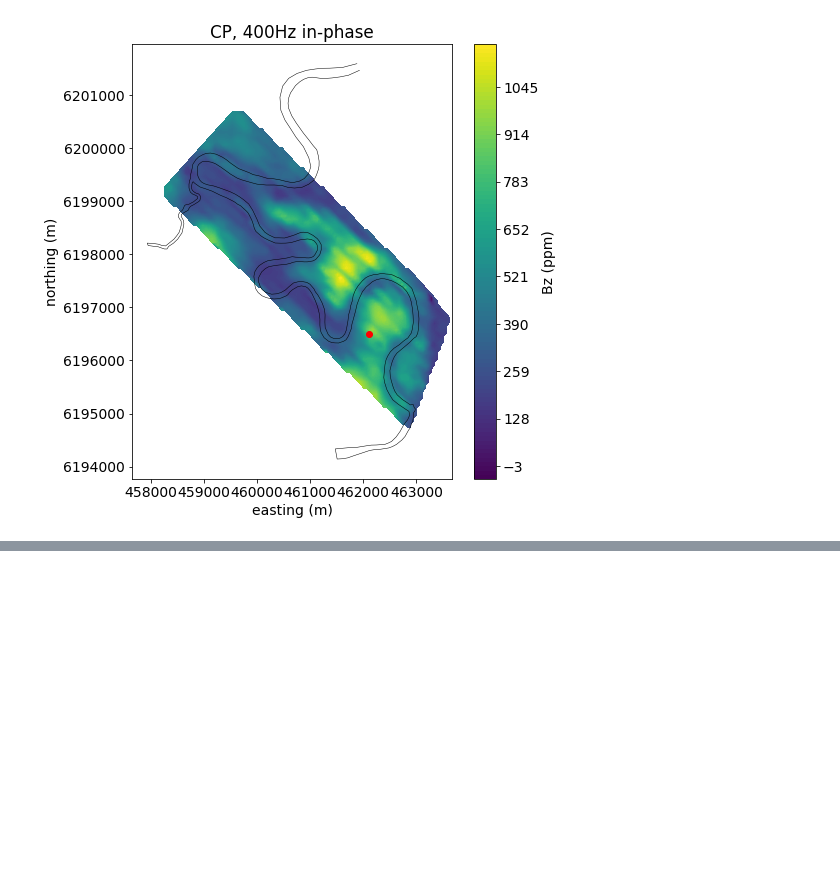
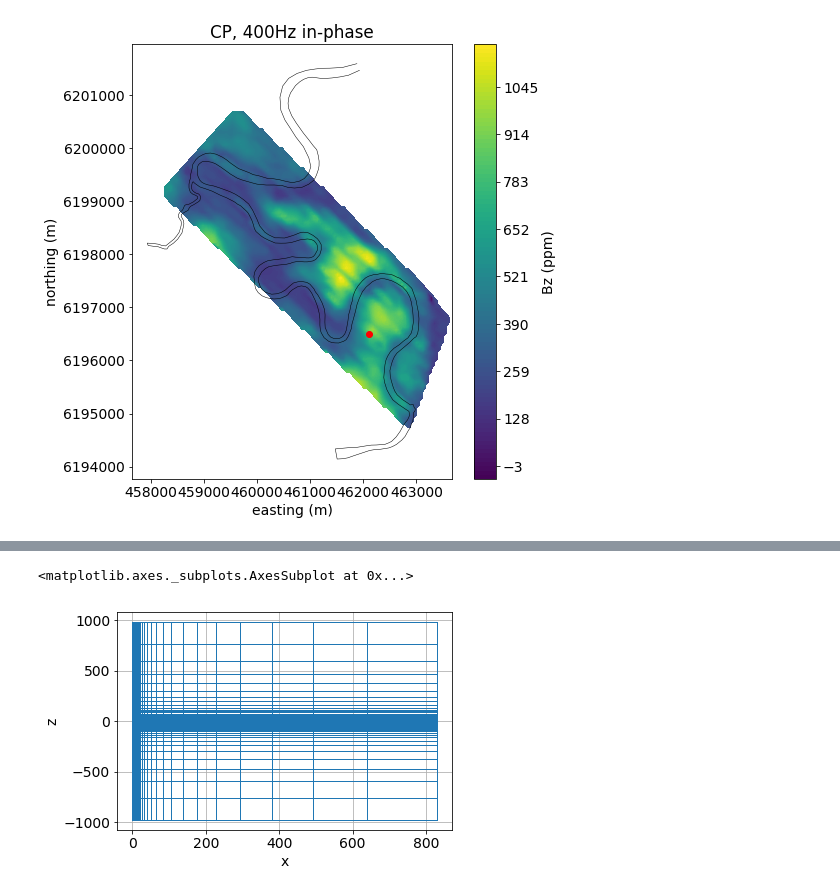
Before and after one commit to simpeg/em-notebooks, a Jupyter notebook: notebooks/FDEM_inversion_bookpurnong.ipynb, the cells around one changed output, grey strips where cells are left out. Drawn from its saved outputs; the diff is of its cells as text; code cells hidden in the pictures; blank space fills up the shorter version.

```diff
--- a/notebooks/FDEM_inversion_bookpurnong.ipynb
+++ b/notebooks/FDEM_inversion_bookpurnong.ipynb
@@ -188,0 +206,14 @@ ax.legend(["real", "imag"])
+# %%
+cs, ncx, ncz, npad = 1., 10., 10., 20
+hx = [(cs, ncx), (cs, npad, 1.3)]
+npad = 12
+temp = np.logspace(np.log10(1.), np.log10(12.), 19)
+temp_pad = temp[-1] * 1.3 ** np.arange(npad)
+hz = np.r_[temp_pad[::-1], temp[::-1], temp, temp_pad]
+mesh = Mesh.CylMesh([hx, 1, hz], '00C')
+active = mesh.vectorCCz < 0.
+# %%
+mesh.plotGrid()
+# %% [output]
+<matplotlib.axes._subplots.AxesSubplot at 0x...>
+[figure, added]
```
Also changed, not shown: parts of 28 cells of this notebook, 8 other files.
